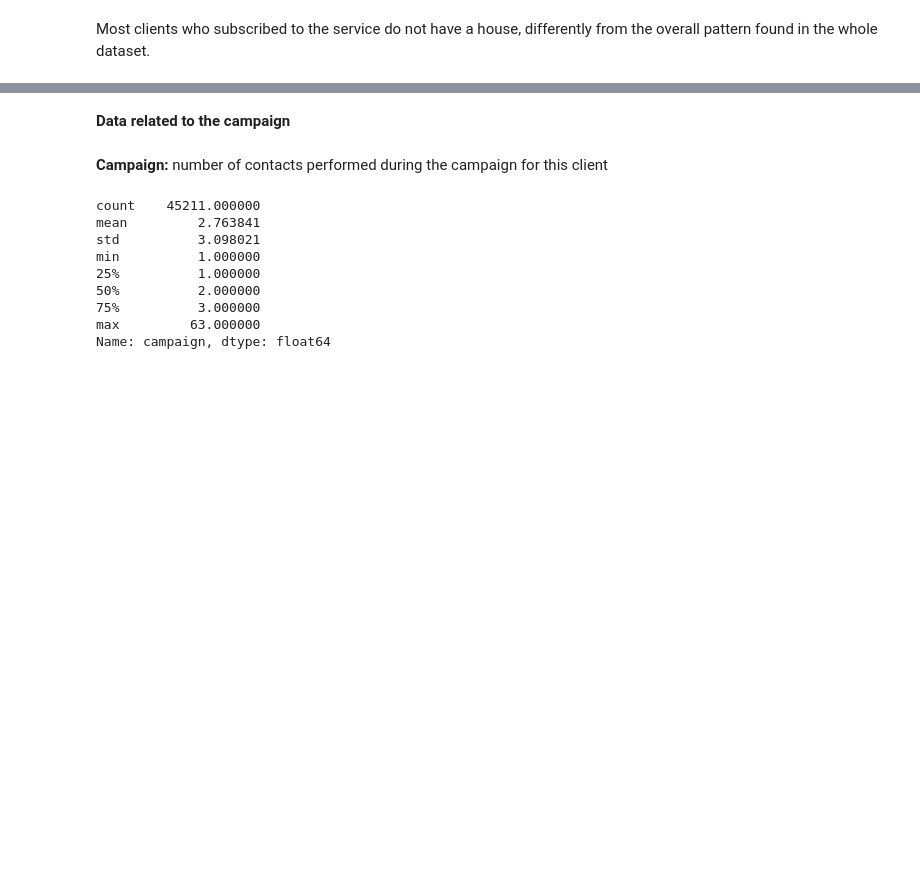
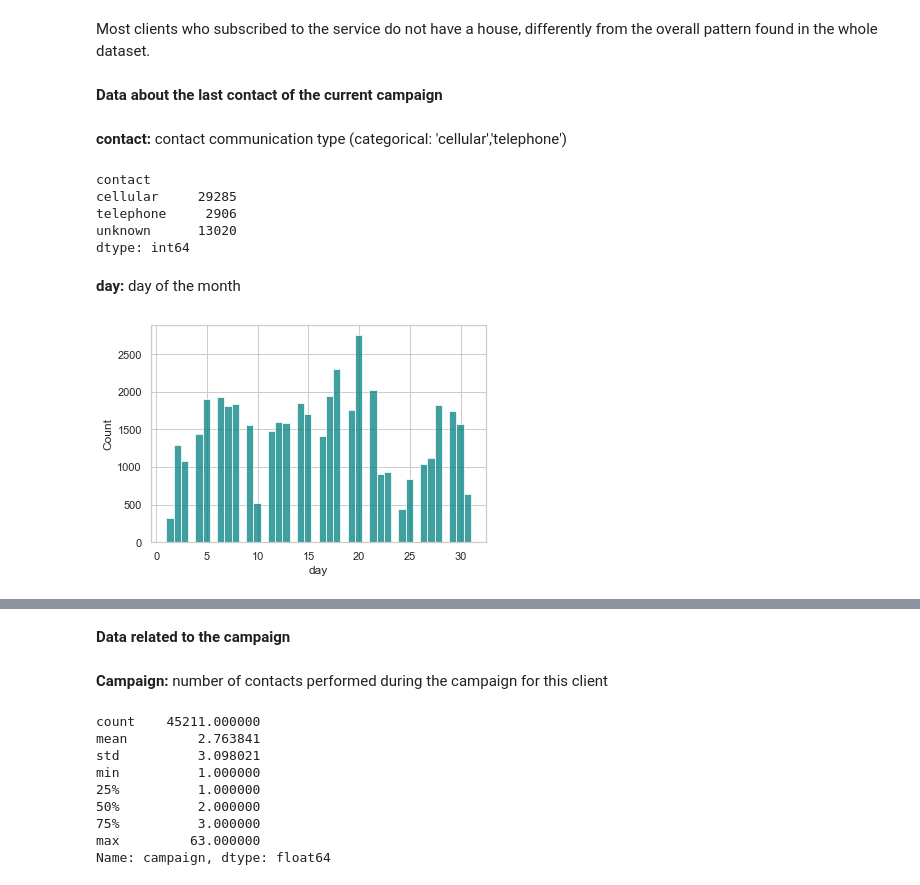
Before and after one commit to nataliablock/bank_marketing_prediction, a Jupyter notebook: bank_marketing_pred.ipynb, the cells around one changed output, grey strips where cells are left out. Cells and saved outputs as stored; diff of their text form; code cells hidden in the pictures; blank space fills up the shorter version.

Commit message:
more data exploration

```diff
--- a/bank_marketing_pred.ipynb
+++ b/bank_marketing_pred.ipynb
@@ -99,5 +99,9 @@ bank['y'] = bank['y'].astype("category")
 <strong> Client data </strong>
 # %% [markdown]
 <strong> Age </strong>
+# %%
+##Defining function to create histograms
+def hist_graph(data,column):
+    sns.histplot(data=data, x=column, color='teal')
 # %%
 #checking the distribution of the variable
@@ -190,3 +240,21 @@ Most clients who subscribed to the service do not have a house, differently from
 # %%
 #One-hot enconding variables job, marital and education
 bank=pd.get_dummies(bank,columns=['default','housing','loan'])
+# %% [markdown]
+<strong> Data about the last contact of the current campaign </strong>
+# %% [markdown]
+<strong> contact: </strong> contact communication type (categorical: 'cellular','telephone')
+# %%
+group_count(bank,'contact')
+# %% [output]
+contact
+cellular     29285
+telephone     2906
+unknown      13020
+dtype: int64
+# %% [markdown]
+<strong> day: </strong> day of the month
+# %%
+hist_graph(bank,'day')
+# %% [output]
+[figure, added]
```
Also changed, not shown: parts of 43 cells of this notebook.
